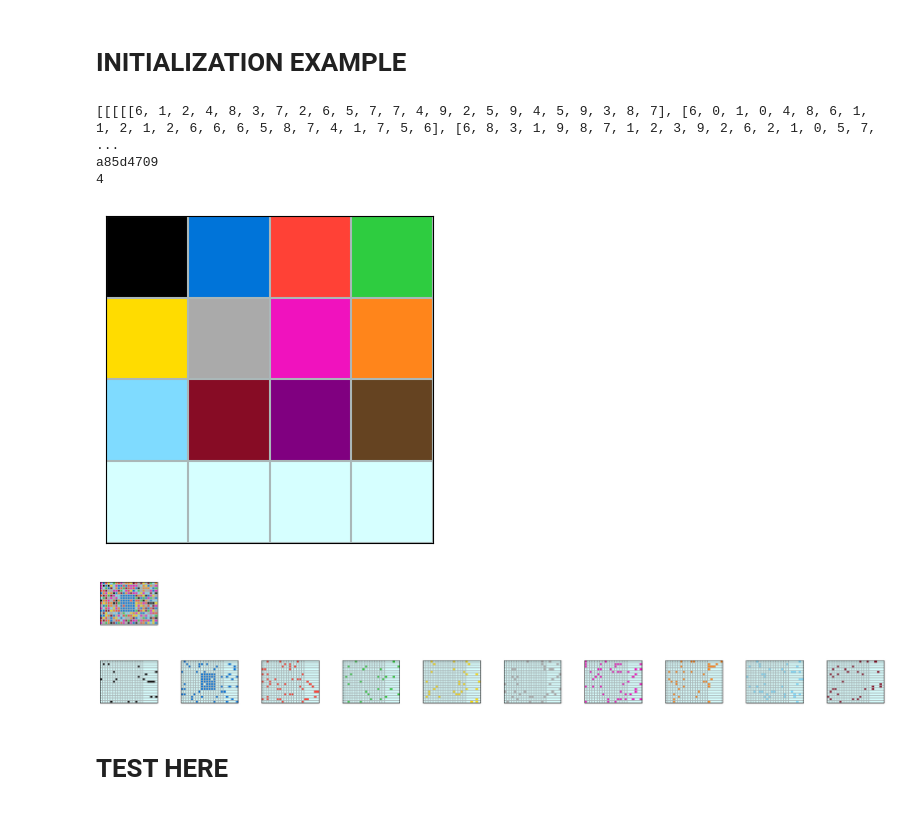
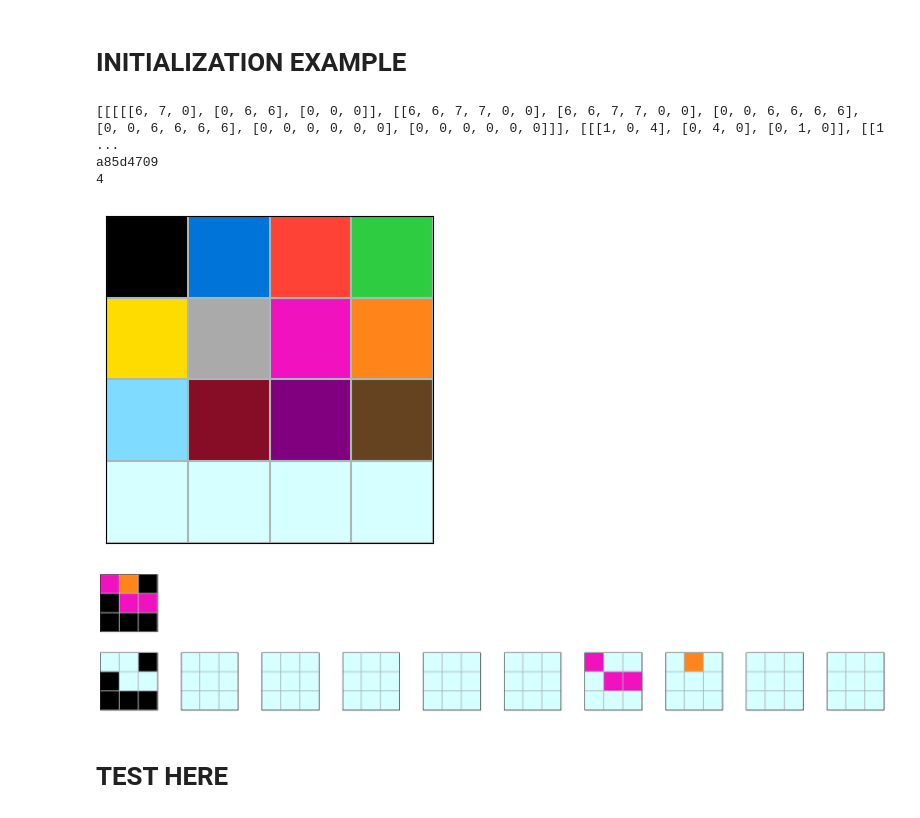
Before and after one commit to Albertree/ARC-basics, a Jupyter notebook: aaaa.ipynb, the cells around one changed output. Cells and saved outputs as stored; diff of their text form; code cells hidden in the pictures.

```diff
--- a/aaaa.ipynb
+++ b/aaaa.ipynb
@@ -15,37 +15,37 @@ arc = ARCDataset()
 # type = 'train' or 'eval' / form = 'dict' or 'list' / shuffle = True or False / jcode = True or False
 tasks, j_codes = arc.load_data(type = 'train', form = 'list', shuffle = False, jcode = True)
 
-x = 14     # 0 - 399      (task number)
+x = 25     # 0 - 399      (task number)
 tt = 0    # 0 or 1       (train or test)
 p = 0     # 0 - max pair (pair number)
 io = 0    # 0 or 1       (input or output)
 
 # print(tasks) - if form = 'list' / [x][0 or 1][p][0 or 1][row][col]
 example_task = tasks[x]
 example_pair = tasks[x][tt][p]
 example_grid = tasks[x][tt][p][io]
 print(example_task)
 
 
 ## json codes #########################################################################################
 # print(j_codes)
 print(arc.itoj(0, j_codes))
 print(arc.jtoi('5c2c9af4', j_codes))
 
 
 ## visualization #######################################################################################################
 color_pallette = [[0,1,2,3], [4,5,6,7], [8,9,10,11], [-1,-1,-1,-1]] # 3 additional colors 10 and 11 and 12(-1) [12 means null]
 plot_data(color_pallette)
 
 
 ## tencolor split #######################################################################################################
 plot_data(example_grid, keyword = 'tencolorsplit')
 # %% [output]
-[[[[[6, 1, 2, 4, 8, 3, 7, 2, 6, 5, 7, 7, 4, 9, 2, 5, 9, 4, 5, 9, 3, 8, 7], [6, 0, 1, 0, 4, 8, 6, 1, 1, 2, 1, 2, 6, 6, 6, 5, 8, 7, 4, 1, 7, 5, 6], [6, 8, 3, 1, 9, 8, 7, 1, 2, 3, 9, 2, 6, 2, 1, 0, 5, 7, ...
+[[[[[6, 7, 0], [0, 6, 6], [0, 0, 0]], [[6, 6, 7, 7, 0, 0], [6, 6, 7, 7, 0, 0], [0, 0, 6, 6, 6, 6], [0, 0, 6, 6, 6, 6], [0, 0, 0, 0, 0, 0], [0, 0, 0, 0, 0, 0]]], [[[1, 0, 4], [0, 4, 0], [0, 1, 0]], [[1 ...
 a85d4709
 4
 [figure]
-[figure, old version]
+[figure, new version]
 # %% [markdown]
 # TEST HERE
 # %%
```
Also changed, not shown: parts of 4 cells of this notebook, 2 other files.
